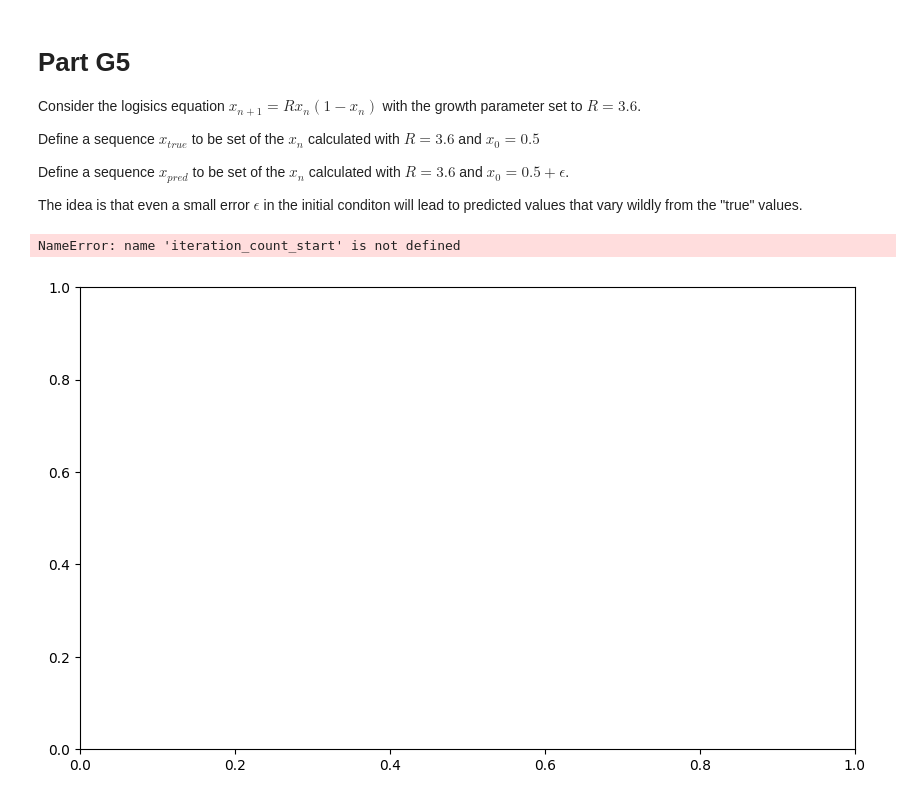
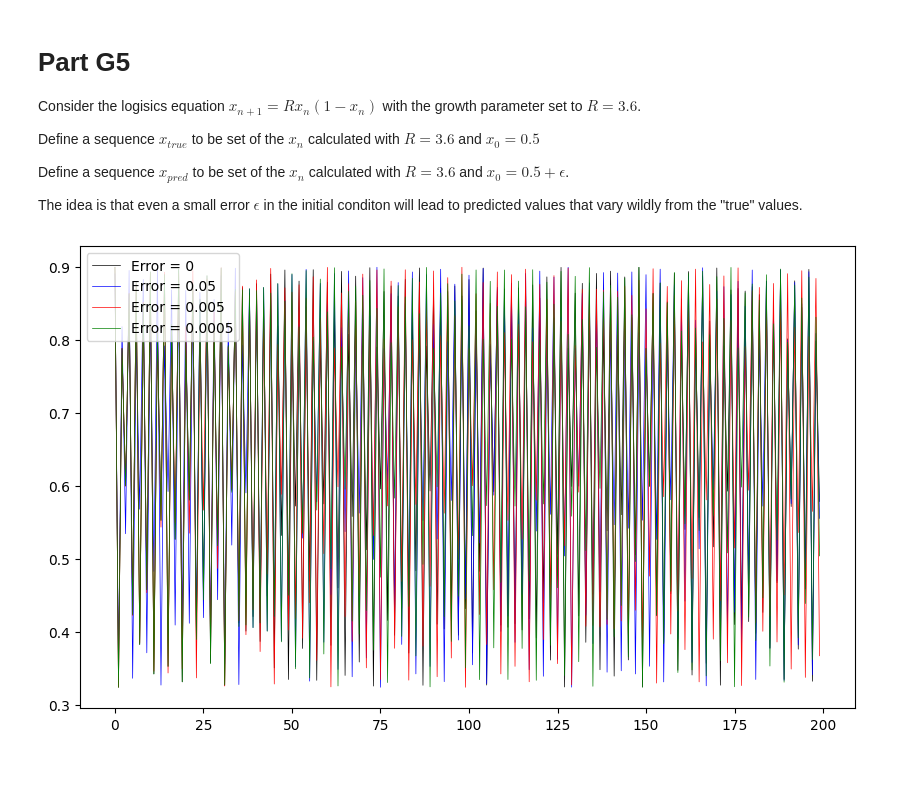
Before and after one commit to 404Wolf/PHYS123-Group-Project, a Jupyter notebook: submission.ipynb, the cells around one changed output. Saved outputs shown, nothing was run; the diff lists cells and outputs as text; code cells hidden in the pictures; blank space fills up the shorter version.

```diff
--- a/submission.ipynb
+++ b/submission.ipynb
@@ -93,34 +93,31 @@ def with_error(x_0, error):
 """Build an array of x values for a given error value."""
 def compute_x_values(x_0, error=0):
     return np.fromiter(compute_logistics_equation_values(R, with_error(x_0, error)), float, count=N)
 
 # Construct the plots one by one
 def plot_y_axis(axes, x_values, y_values, color, label, width=.5):
     ax1.plot(x_values, y_values, color=color, label=label, linewidth=width)
     ax3.set_ylabel(label, color=color)
 
 fig, ax1 = plt.subplots(figsize=(10, 6))
 
-iteration_counts = iteration_counts[iteration_count_start:]
-
 # Create y axis for the various errors
 errors = (0, 0.05, 0.005, 0.0005)
 colors = ('black', 'blue', 'red', 'green')
 
 # Initial value for x axis
 iteration_count_start = 0
 
 # Plot the data
 for error, color in zip(errors, colors):
     values = compute_x_values(x_0, error)[iteration_count_start:]
     label = f'Error = {error}'
     plot_y_axis(ax1, iteration_counts, values, color=color, label=label)
 
 # Add a legand
 ax1.legend(loc='upper left')
 
 # Show the plot
 plt.show()
 # %% [output]
-NameError: name 'iteration_count_start' is not defined
-[figure, old version]
+[figure, new version]
```
